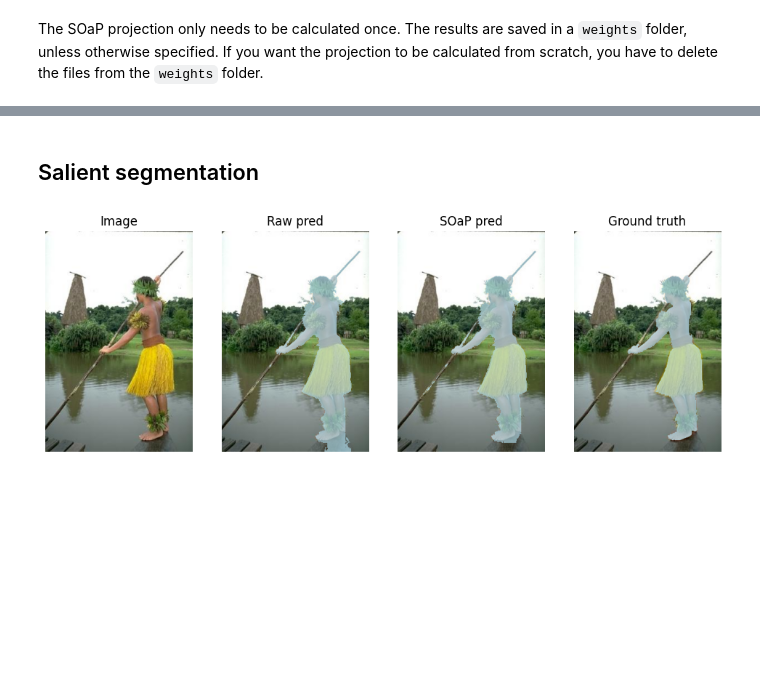
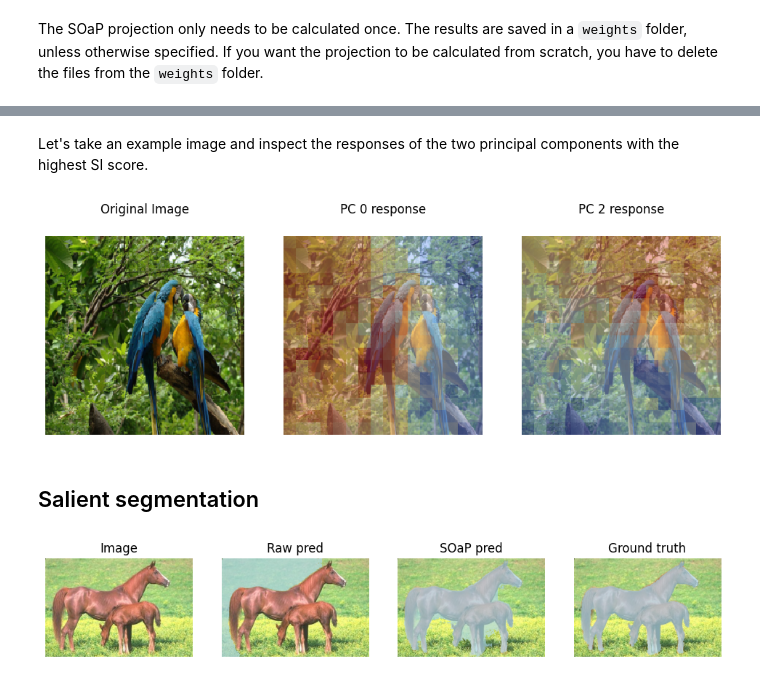
Before and after one commit to martinekbh/soap, a Jupyter notebook: notebook.ipynb, the cells around one changed output, grey strips where cells are left out. Cells and saved outputs as stored; diff of their text form; code cells hidden in the pictures; blank space fills up the shorter version.

```diff
--- a/notebook.ipynb
+++ b/notebook.ipynb
@@ -26,7 +21,7 @@ This notebook serves as a playground for testing out the SI score and SOAP. Star
 # %%
 # Get a pretrained model
 from get_models import get_dense_backbone, get_patch_size
-modelname = 'capi_large'
+modelname = 'dinov2_base'
 model = get_dense_backbone(modelname).to(device).eval()
 patch_size = get_patch_size(modelname)
 # %% [markdown]
@@ -50,5 +46,11 @@ data = ...
 batch_size = 512
 dataloader = torch.utils.data.DataLoader(data, batch_size, num_workers=4, prefetch_factor=2, pin_memory=True)
+# %%
+# Useful for un-normalizing images for visualization
+inv_normalize = tv.transforms.Normalize(
+      mean=[-m/s for m,s in zip(mean, std)],
+      std=[1/s for s in std]
+  )
 # %% [markdown]
 The SOaP projection only needs to be calculated once. The results are saved in a `weights` folder, unless otherwise specified. If you want the projection to be calculated from scratch, you have to delete the files from the `weights` folder.
 # %%
@@ -71,3 +133,41 @@ projector = fit_projector(
+# %% [markdown]
+Let's take an example image and inspect the responses of the two principal components with the highest SI score.
+# %%
+from PIL import Image
+import torch.nn.functional as F
+
+img = Image.open('assets/images/n01818515_macaw.JPEG') # Example image
+img = aug(img).unsqueeze(0).to(device)
+
+# Get the patch embeddings from the model
+with torch.no_grad():
+    out = model.forward(img)
+
+# Get the indices of the top 2 most semantically invariant componentsh
+indices = sorted_idx[:2]
+responses = []
+for idx in indices:
+    # Calculate the response of the selected principal component
+    W, b = cov_data.get_truncated_weights_and_biases_at_ranks([idx])
+    res = out @ W + b
+    responses.append(res)
+
+# Visualize
+cmap = plt.get_cmap("coolwarm")
+alpha = 0.5
+p = imgsize//patch_size
+
+fig, ax = plt.subplots(1,1+len(indices), figsize=(12,4))
+ax[0].set_title('Original Image')
+ax[0].matshow(inv_normalize(img).cpu().squeeze().permute(1,2,0))
+for i in range(len(indices)):
+    ax[i+1].set_title(f'PC {indices[i]} response')
+    ax[i+1].matshow(inv_normalize(img).cpu().squeeze().permute(1,2,0))
+    mask = F.interpolate(responses[i].view(1,1,p,p), scale_factor=patch_size).squeeze()
+    ax[i+1].matshow(mask.cpu(), cmap='coolwarm', alpha=0.5)
+for a in ax: a.axis('off')
+# %% [output]
+[figure, added]
 # %% [markdown]
 ## Salient segmentation
 # %%
@@ -101,7 +201,7 @@ W, b = cov_data.get_truncated_weights_and_biases_at_indices([pca_guide_dim])
 get_guide = partial(get_guide_response, W=W.mT, b=b, flip=flip_guide)
 # %%
 # Choose image
-i = 0
+i = 6
 img, seg = ecssd[i]
 
 # Convert input image to tensor
@@ -142,31 +242,31 @@ pred = output_solver
 # TokenCut on corrected feats
 seed, bipartition, eigvec = ncut(
     corr_feat.mT, dims=[feat_h, feat_w],
     scales=[patch_size, patch_size], init_image_size=[h,w],
     guide=guide, foregound_selection='pca', tau=0.3)
 
 # Bilateral solver for edge refinement
 output_solver, binary_solver = bilateral_solver_output(
     img, bipartition,
     sigma_spatial = 16,
     sigma_luma = 16,
     sigma_chroma = 8
 )
 soap_pred = output_solver
 
 # Visualize
 org_img = np.array(img)
 pred_img = mask_color_compose(org_img, pred)
 soap_pred_img = mask_color_compose(org_img, soap_pred)
 gt = mask_color_compose(org_img, seg)
 
 imgs = [org_img, pred_img, soap_pred_img, gt]
 labels = ['Image', 'Raw pred', 'SOaP pred', 'Ground truth']
 fig, axes = plt.subplots(1, 4, figsize=(12, 4))
 for ax, im, lab in zip(axes, imgs, labels):
     ax.imshow(im)
     ax.axis("off")
     ax.set_title(lab)
 plt.show()
 # %% [output]
-[figure, old version]
+[figure, new version]
```
Also changed, not shown: parts of 11 cells of this notebook, 1 other file.
